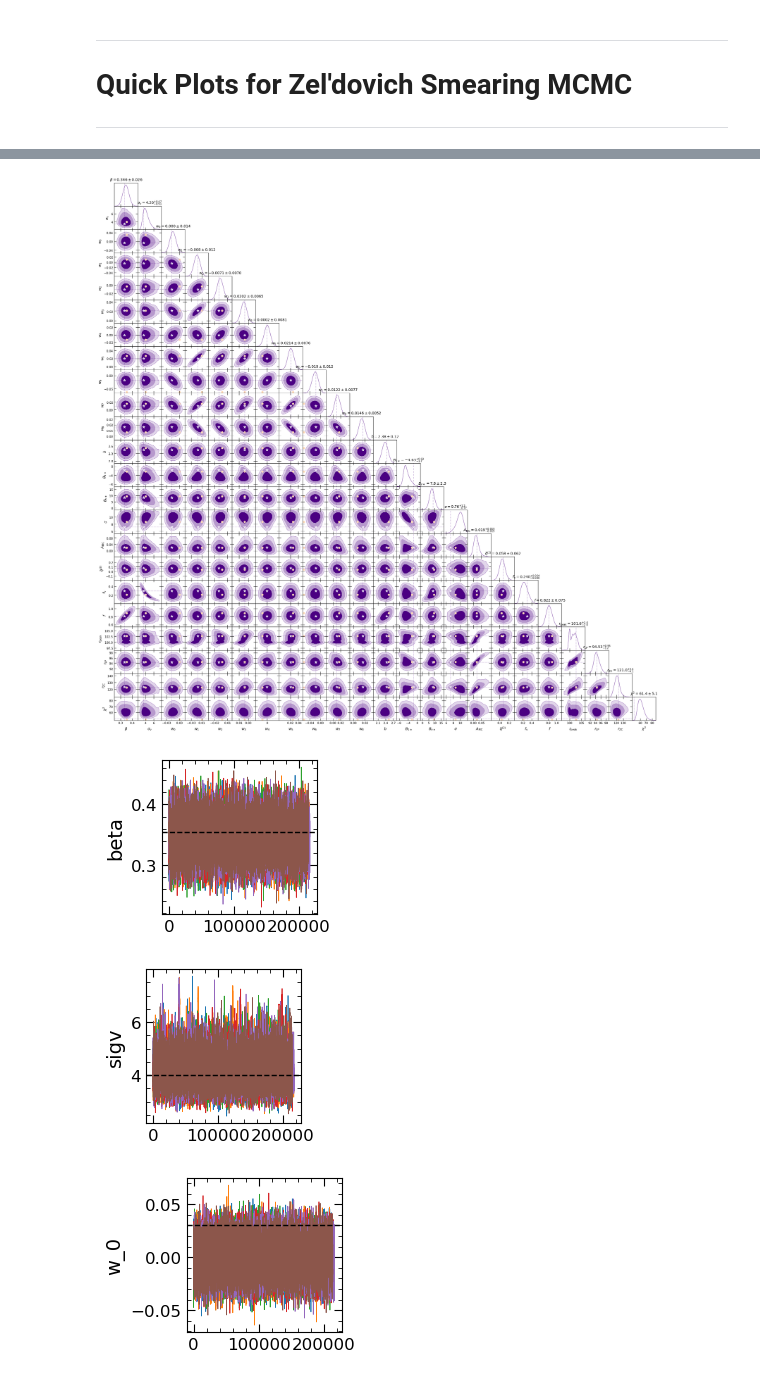
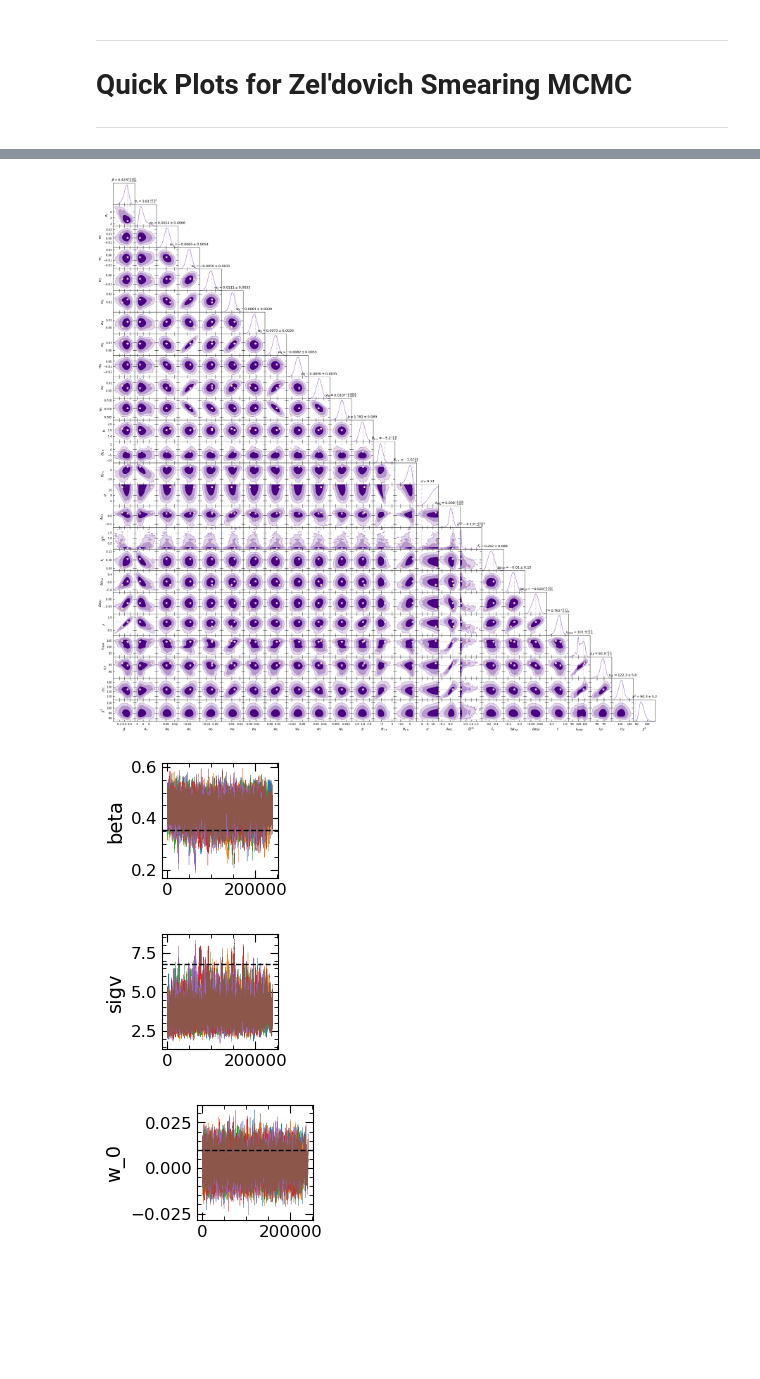
Before and after one commit to a-paranjape/zeldovich-smearing, a Jupyter notebook: examples/ZelSmear_QuickShow.ipynb, the cells around one changed output, grey strips where cells are left out. Saved outputs shown, nothing was run; the diff lists cells and outputs as text; code cells hidden in the pictures; blank space fills up the shorter version.

Commit message:
continuing update of notebooks while chains run

```diff
--- a/examples/ZelSmear_QuickShow.ipynb
+++ b/examples/ZelSmear_QuickShow.ipynb
@@ -43,7 +43,7 @@ mpl.rcParams['ytick.minor.size'] = 3
 # Quick Plots for Zel'dovich Smearing MCMC
 ***
 # %%
-Sample = 'DESI-LRG2' # '','DESI-LRG2','Euclid-ELG'
+Sample = 'Euclid-ELG' # '','DESI-LRG2','Euclid-ELG'
 
 config_dict = {'DESI-LRG2': {'redshift':0.80,'Mmin':8e12,'phase':0,
                              'sample_root':'AbacusSummit/base_c000/'},
@@ -73,7 +73,7 @@ Parallel = True # True for mpi runs else False
 Modify_Data = True
 Include_Sig2Obs = True
 VaryMC = True
-Model_AP = False
+Model_AP = True
 
 Accuracy = 'mid' # 'low','mid','high'
 
@@ -220,10 +221,10 @@ if Show_Plots:
         show_chain.append(sample[par_show])
 
     for p in range(par_show.size):
-        plt.figure(figsize=(2,2))
+        plt.figure(figsize=(1.5,1.5))
         plt.ylabel(plot_param_list[p])
         for c in range(NProc):
-            plt.plot(show_chain[c][p],'-',lw=0.5)
+            plt.plot(show_chain[c][p],'-',lw=0.2)
         mark = mcmc_best[p]/dof if p == par_show.size-1 else mcmc_best[p]
         plt.axhline(mark,c='k',ls='--',lw=1)
         if p == par_show.size - 1:
@@ -247,4 +250,4 @@ MAP: [ 3.3326574e-01  3.5289208e+00 -5.9698214e-03 -4.6982027e-03
-[figure, old version]
+[figure, new version]
-[figure, old version]
+[figure, new version]
-[figure, old version]
+[figure, new version]
-[figure, old version]
+[figure, new version]
```
Also changed, not shown: parts of 3 cells of this notebook, 1 other file.
